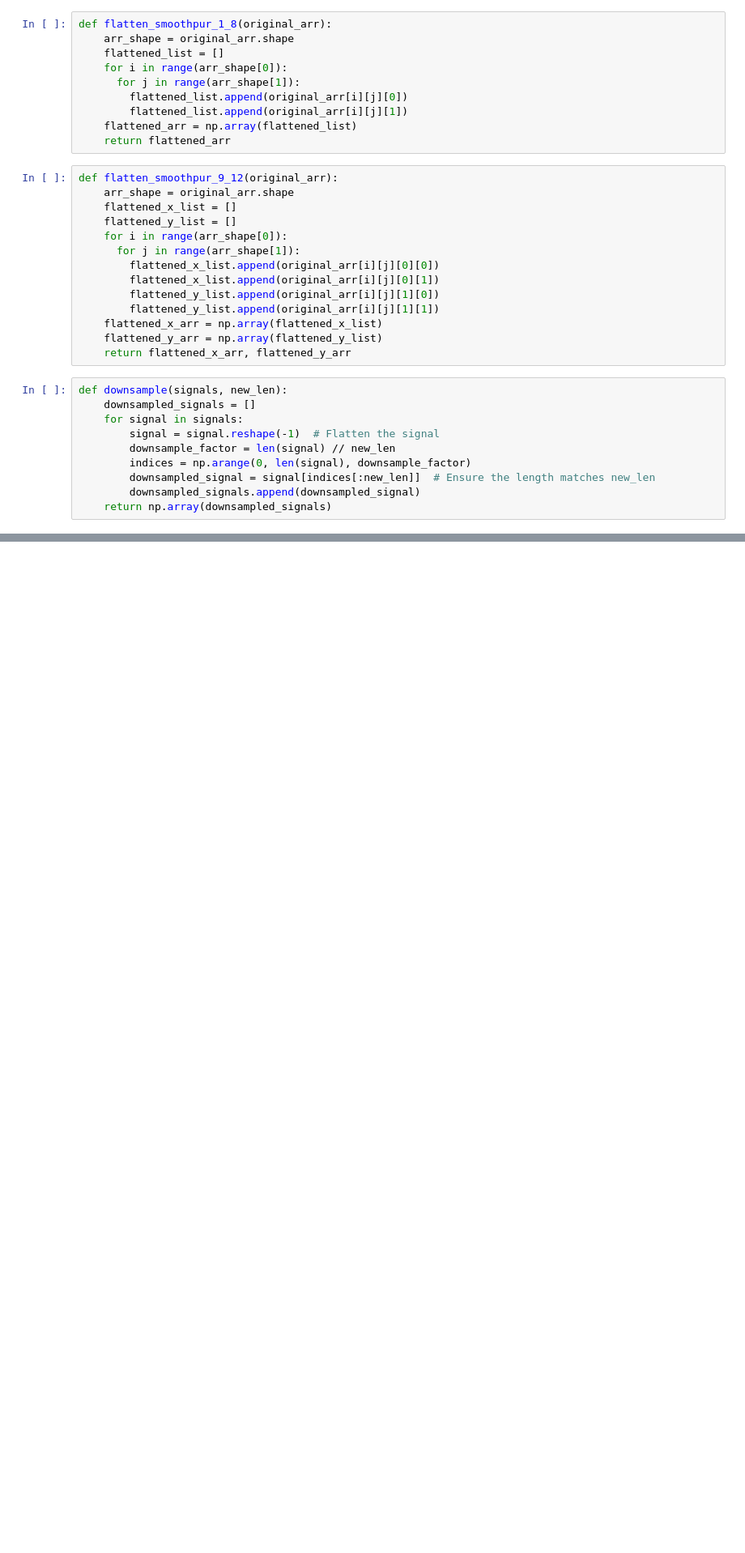
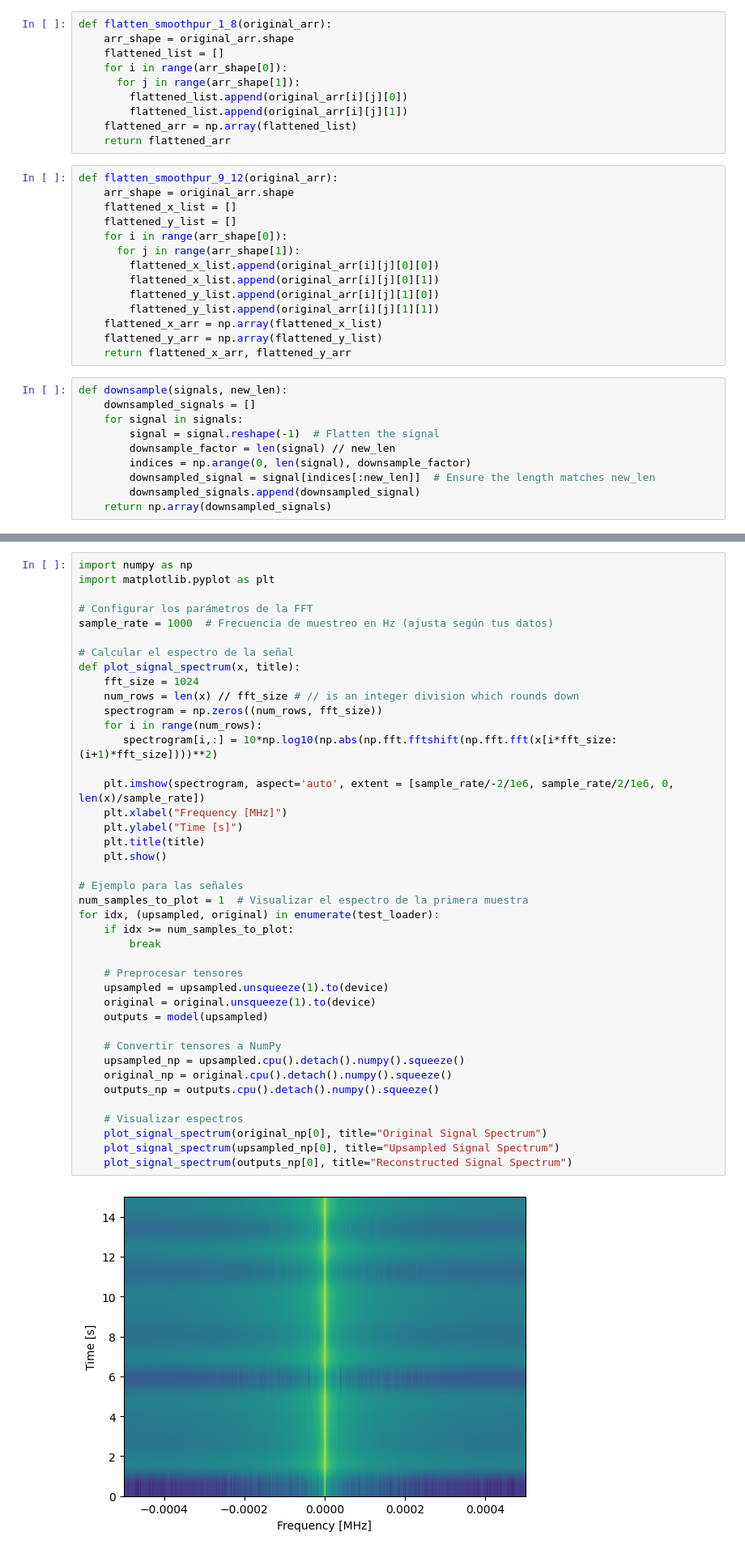
Before and after one commit to BYO-UPM/SAITS-imputation, a Jupyter notebook: Autoencoder.ipynb, the cells around one changed output, grey strips where cells are left out. Shown at 81% size. Saved outputs shown, nothing was run; the diff lists cells and outputs as text; blank space fills up the shorter version.

```diff
--- a/Autoencoder.ipynb
+++ b/Autoencoder.ipynb
@@ -866,0 +992,43 @@ interact(plot_comparison, signal_idx=widgets.IntSlider(min=0, max=len(interpolat
+# %%
+import numpy as np
+import matplotlib.pyplot as plt
+
+# Configurar los parámetros de la FFT
+sample_rate = 1000  # Frecuencia de muestreo en Hz (ajusta según tus datos)
+
+# Calcular el espectro de la señal
+def plot_signal_spectrum(x, title):
+    fft_size = 1024
+    num_rows = len(x) // fft_size # // is an integer division which rounds down
+    spectrogram = np.zeros((num_rows, fft_size))
+    for i in range(num_rows):
+       spectrogram[i,:] = 10*np.log10(np.abs(np.fft.fftshift(np.fft.fft(x[i*fft_size:(i+1)*fft_size])))**2)
+
+    plt.imshow(spectrogram, aspect='auto', extent = [sample_rate/-2/1e6, sample_rate/2/1e6, 0, len(x)/sample_rate])
+    plt.xlabel("Frequency [MHz]")
+    plt.ylabel("Time [s]")
+    plt.title(title)
+    plt.show()
+
+# Ejemplo para las señales
+num_samples_to_plot = 1  # Visualizar el espectro de la primera muestra
+for idx, (upsampled, original) in enumerate(test_loader):
+    if idx >= num_samples_to_plot:
+        break
+
+    # Preprocesar tensores
+    upsampled = upsampled.unsqueeze(1).to(device)
+    original = original.unsqueeze(1).to(device)
+    outputs = model(upsampled)
+
+    # Convertir tensores a NumPy
+    upsampled_np = upsampled.cpu().detach().numpy().squeeze()
+    original_np = original.cpu().detach().numpy().squeeze()
+    outputs_np = outputs.cpu().detach().numpy().squeeze()
+
+    # Visualizar espectros
+    plot_signal_spectrum(original_np[0], title="Original Signal Spectrum")
+    plot_signal_spectrum(upsampled_np[0], title="Upsampled Signal Spectrum")
+    plot_signal_spectrum(outputs_np[0], title="Reconstructed Signal Spectrum")
+# %% [output]
+[figure, added]
```
Also changed, not shown: parts of 16 cells of this notebook, 3 other files.
